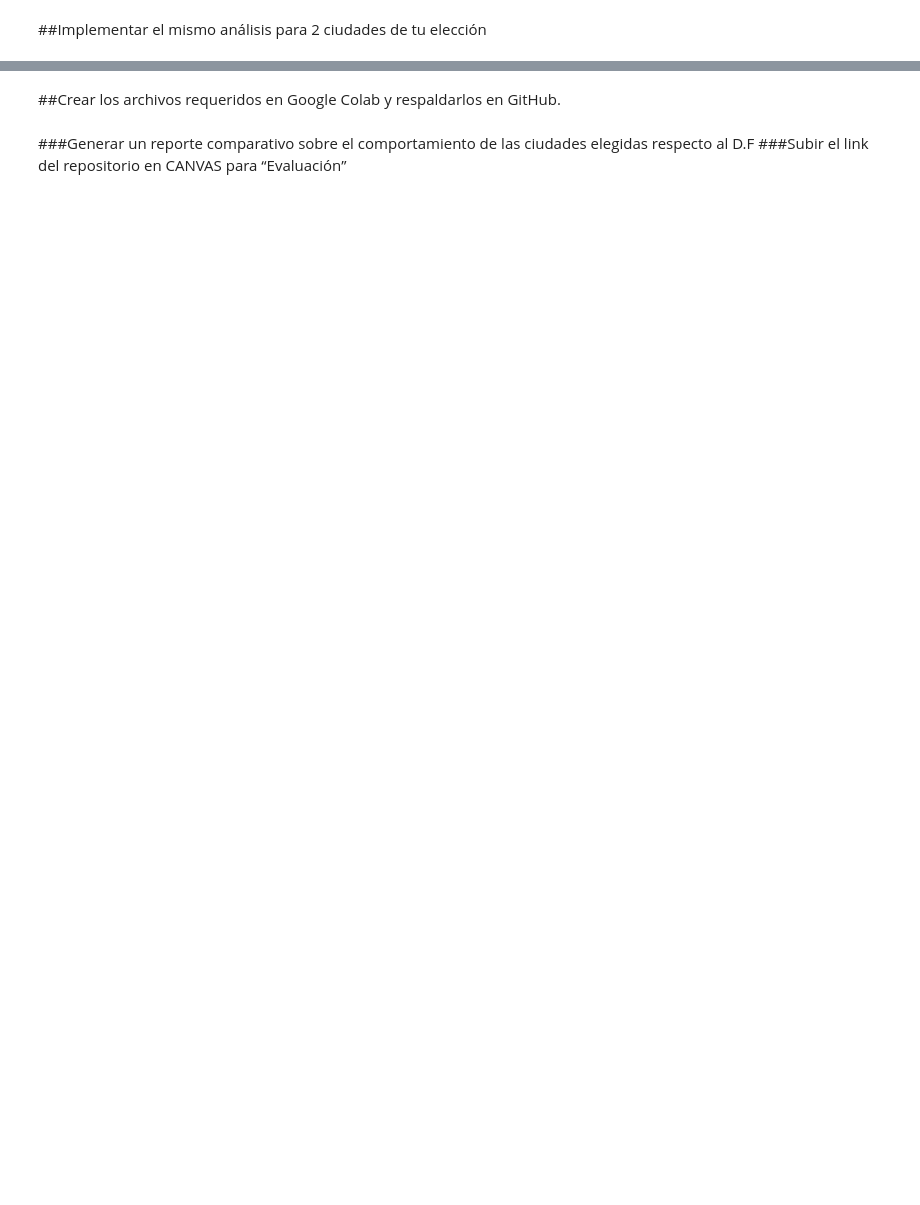
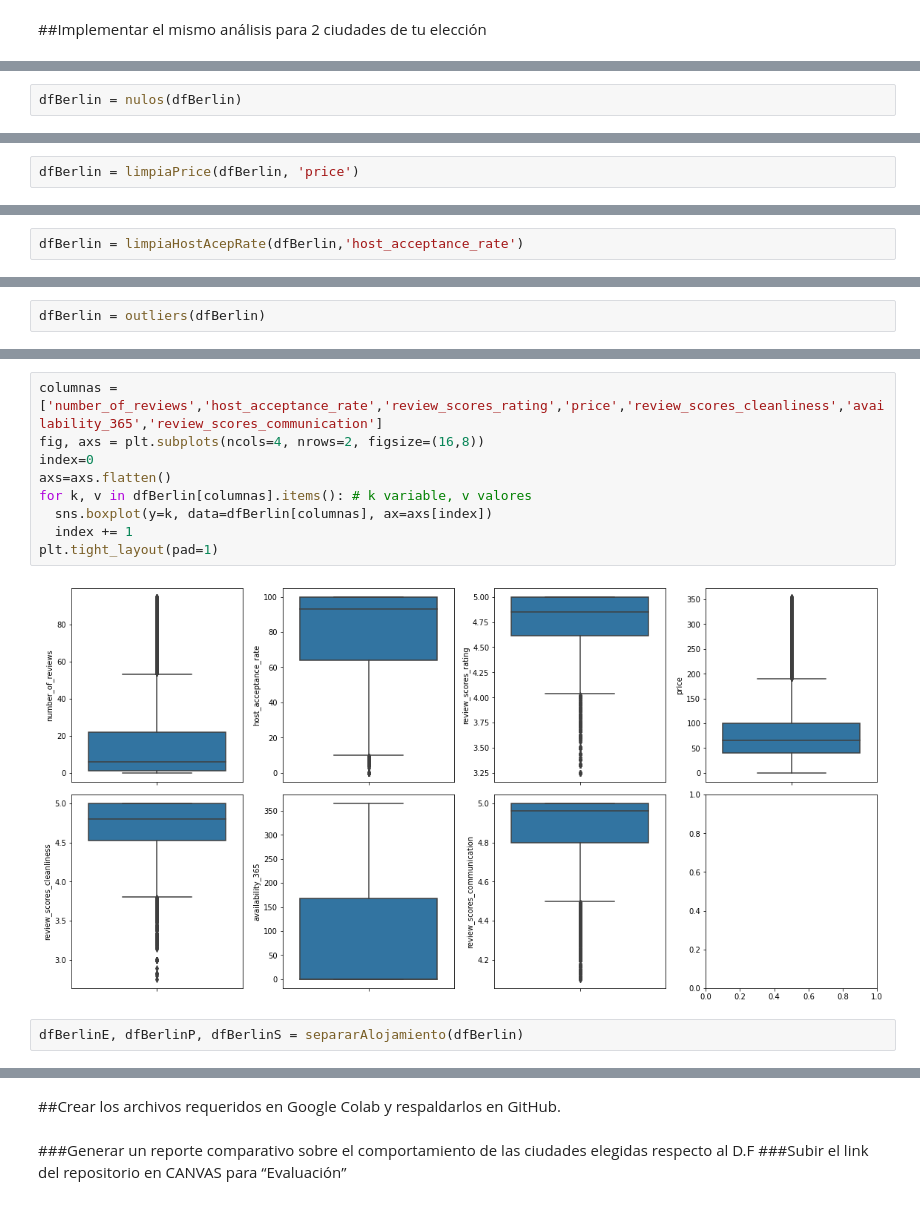
Before and after one commit to Tony-Jaime02/Actividad-1, a Jupyter notebook: Actividad1_Regresion.ipynb, the cells around one changed output, grey strips where cells are left out. Saved outputs shown, nothing was run; the diff lists cells and outputs as text; blank space fills up the shorter version.

```diff
--- a/Actividad1_Regresion.ipynb
+++ b/Actividad1_Regresion.ipynb
@@ -552,0 +607,2 @@ correlacion(dfMexicoS)
+# %%
+dfBerlin = nulos(dfBerlin)
@@ -552,0 +619,2 @@ correlacion(dfMexicoS)
+# %%
+dfBerlin = limpiaPrice(dfBerlin, 'price')
@@ -552,0 +630,2 @@ correlacion(dfMexicoS)
+# %%
+dfBerlin = limpiaHostAcepRate(dfBerlin,'host_acceptance_rate')
@@ -552,0 +671,2 @@ correlacion(dfMexicoS)
+# %%
+dfBerlin = outliers(dfBerlin)
@@ -552,0 +691,13 @@ correlacion(dfMexicoS)
+# %%
+columnas = ['number_of_reviews','host_acceptance_rate','review_scores_rating','price','review_scores_cleanliness','availability_365','review_scores_communication']
+fig, axs = plt.subplots(ncols=4, nrows=2, figsize=(16,8))
+index=0
+axs=axs.flatten()
+for k, v in dfBerlin[columnas].items(): # k variable, v valores
+  sns.boxplot(y=k, data=dfBerlin[columnas], ax=axs[index])
+  index += 1
+plt.tight_layout(pad=1)
+# %% [output]
+[figure, added]
+# %%
+dfBerlinE, dfBerlinP, dfBerlinS = separarAlojamiento(dfBerlin)
```
Also changed, not shown: parts of 37 cells of this notebook.
